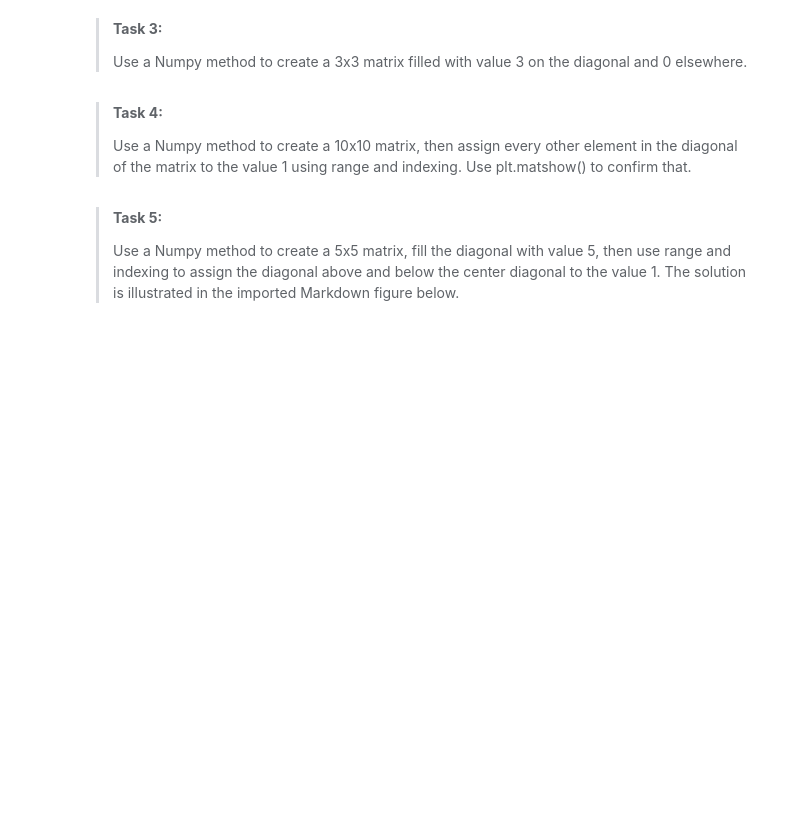
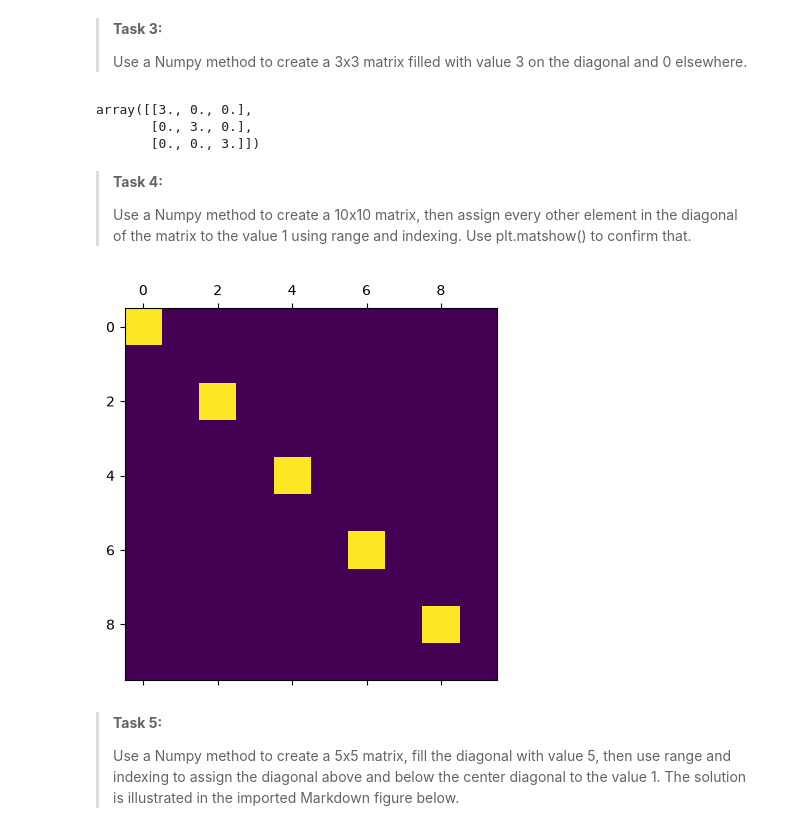
Before and after one commit to xrgerasimidi/WS1.2-Assignment_09092026, a Jupyter notebook: 6_filling_matrix.ipynb, the cells around one changed output. Cells and saved outputs as stored; diff of their text form; code cells hidden in the pictures; blank space fills up the shorter version.

```diff
--- a/6_filling_matrix.ipynb
+++ b/6_filling_matrix.ipynb
@@ -45,13 +42,22 @@ np.# YOUR_CODE_LINE_HERE
+# %%
+A73 = 3 * np.eye(3)
+A73
+# %% [output]
+array([[3., 0., 0.],
+       [0., 3., 0.],
+       [0., 0., 3.]])
 # %% [markdown]
 > **Task 4:**
 >
 > Use a Numpy method to create a 10x10 matrix, then assign every other element in the diagonal of the matrix to the value 1 using range and indexing. Use plt.matshow() to confirm that.
 # %%
-A74 = # YOUR_CODE_LINE_HERE
-A74[# YOUR_CODE_LINE_HERE, # YOUR_CODE_LINE_HERE] = # YOUR_CODE_LINE_HERE
+A74 = np.zeros((10, 10))
+A74[range(0, 10, 2), range(0, 10, 2)] = 1
 
 plt.matshow(A74)
 plt.show()
+# %% [output]
+[figure, added]
 # %% [markdown]
 > **Task 5:**
 >
```
Also changed, not shown: parts of 10 cells of this notebook, 4 other files.
